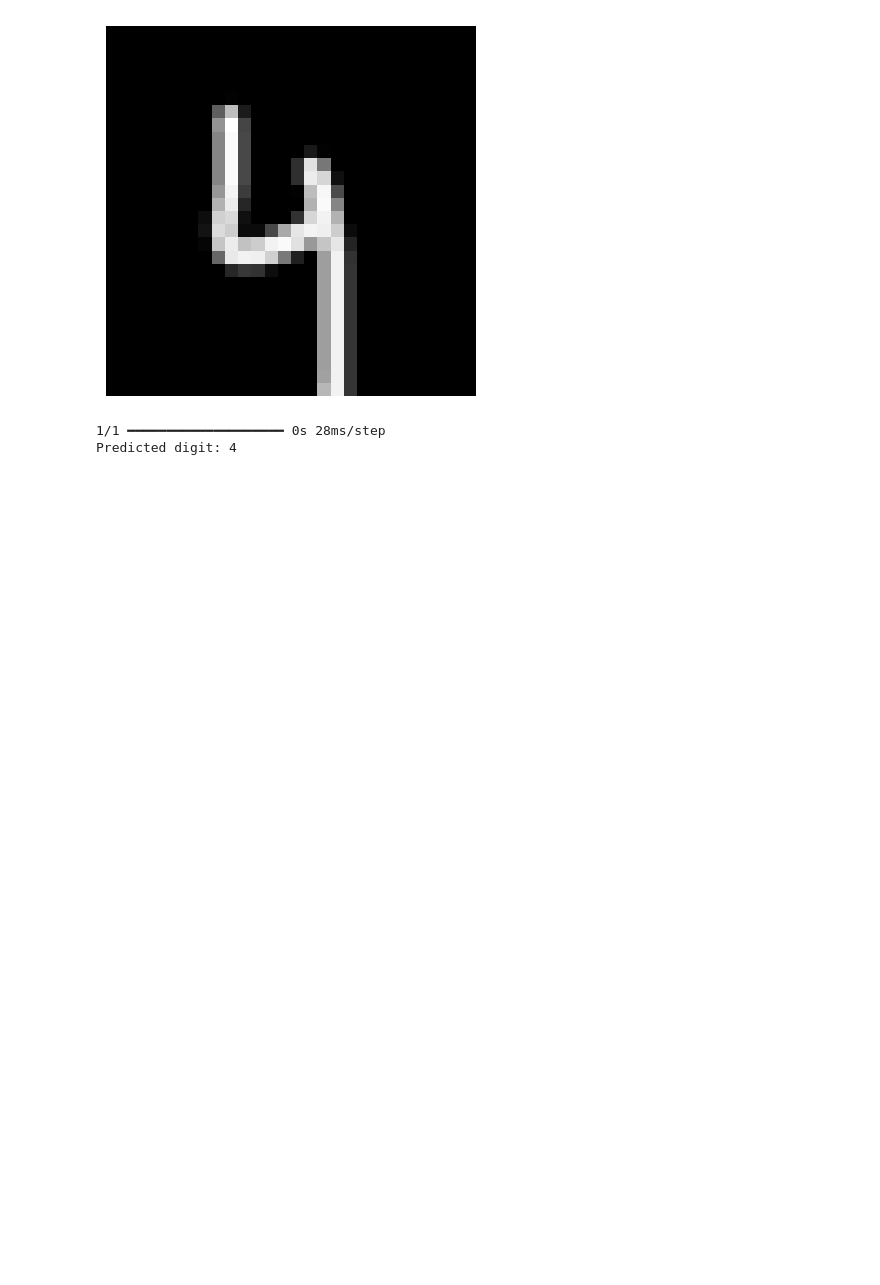
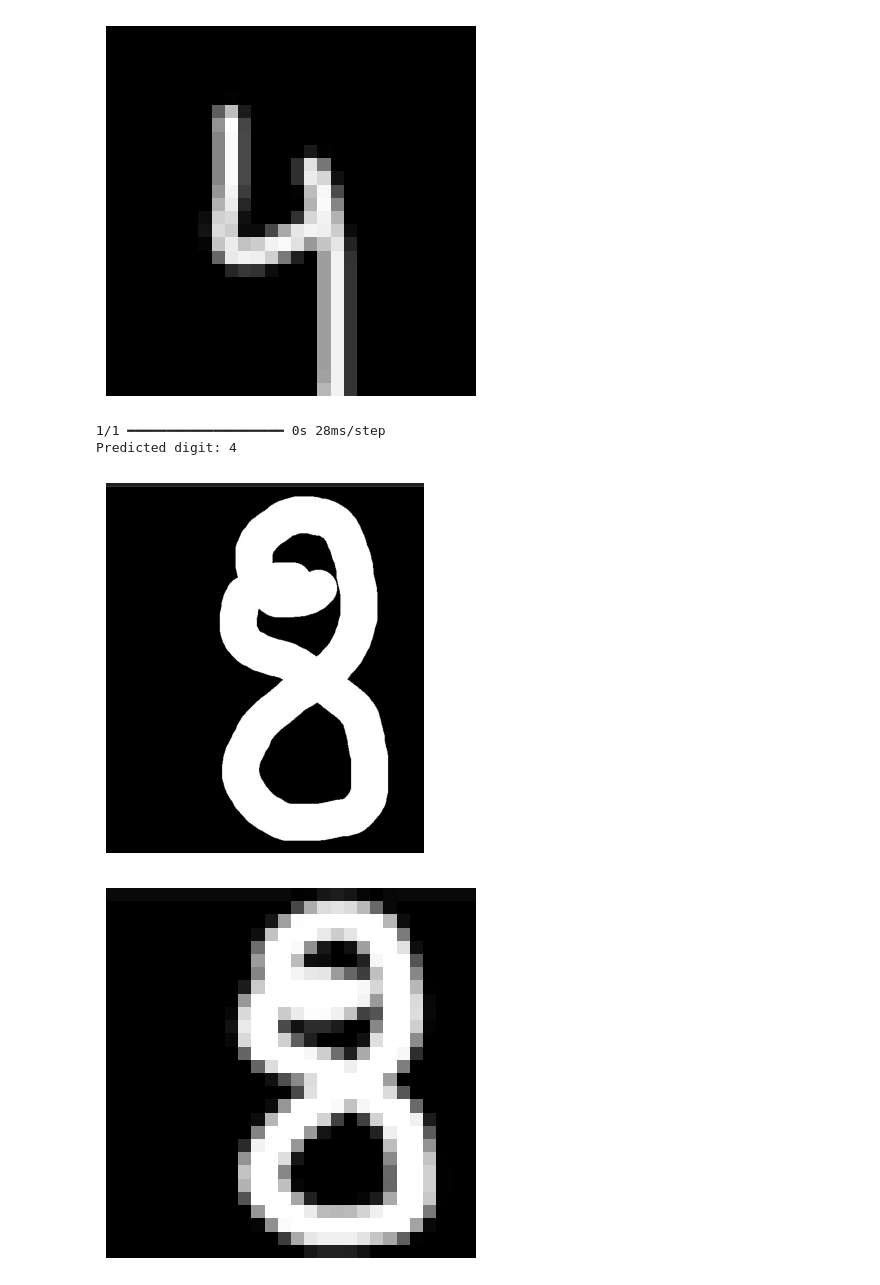
Before and after one commit to prashant-210110/programs, a Jupyter notebook: CNN/prediction.ipynb, the cells around one changed output. Cells and saved outputs as stored; diff of their text form; code cells hidden in the pictures; blank space fills up the shorter version.

```diff
--- a/CNN/prediction.ipynb
+++ b/CNN/prediction.ipynb
@@ -97,3 +97,30 @@ print("Predicted digit:", predicted_class)
 [figure]
 1/1 ━━━━━━━━━━━━━━━━━━━━ 0s 28ms/step
 Predicted digit: 4
+# %%
+# Load image and convert to grayscale
+img = Image.open(r"c:\Users\prasa\OneDrive\Documents\Desktop\Desktop\mnist testing pics\Screenshot 2026-02-16 222202.jpg").convert("L")
+
+plt.imshow(img, cmap='gray')
+plt.axis('off')
+plt.show()
+
+# Resize to 28x28
+img = img.resize((28, 28))
+
+# Convert to array and normalize
+img_array = np.array(img) / 255.0
+
+# Reshape for CNN input
+img_array = img_array.reshape(1, 28, 28, 1)
+
+plt.imshow(img, cmap='gray')
+plt.axis('off')
+plt.show()
+
+prediction = model.predict(img_array)
+predicted_class = np.argmax(prediction)
+print("Predicted digit:", predicted_class)
+# %% [output]
+[figure, added]
+[figure, added]
```
Also changed, not shown: parts of 2 cells of this notebook, 3 other files.
